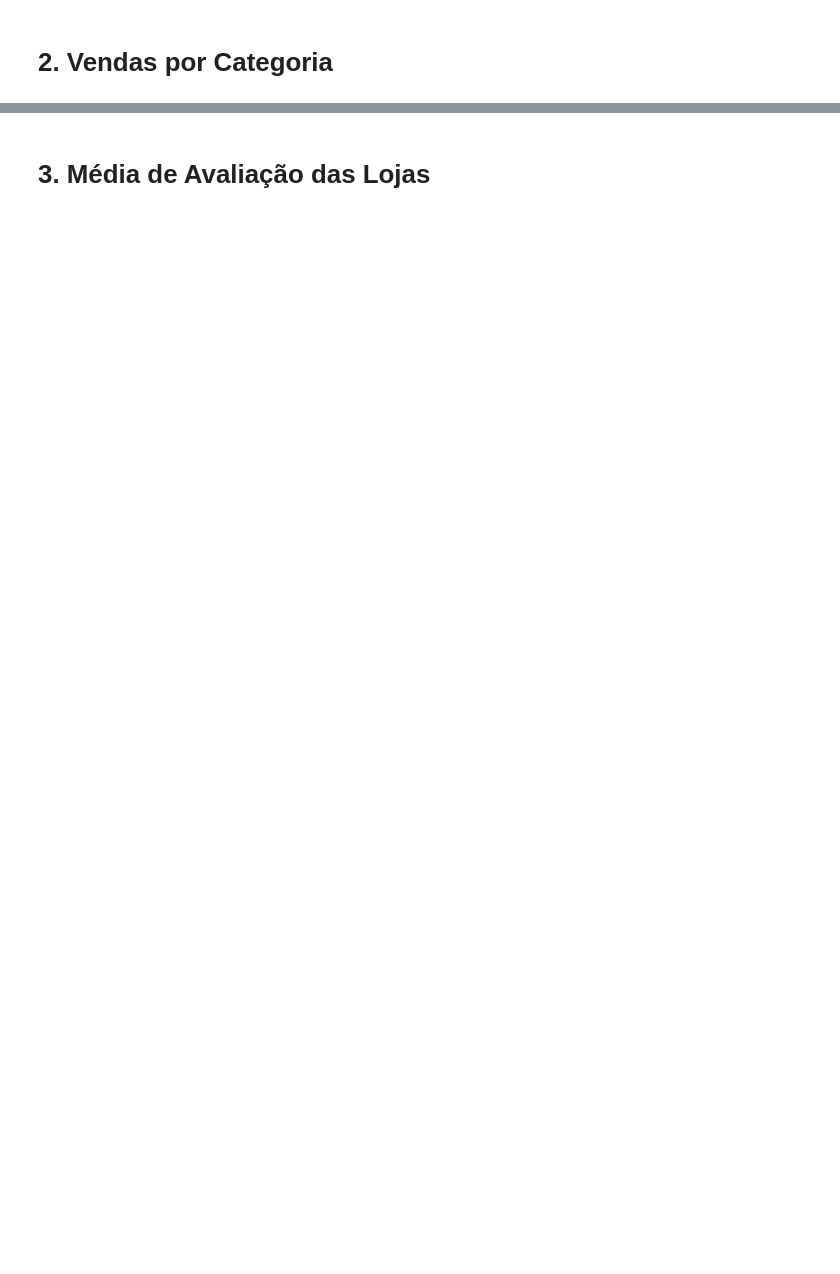
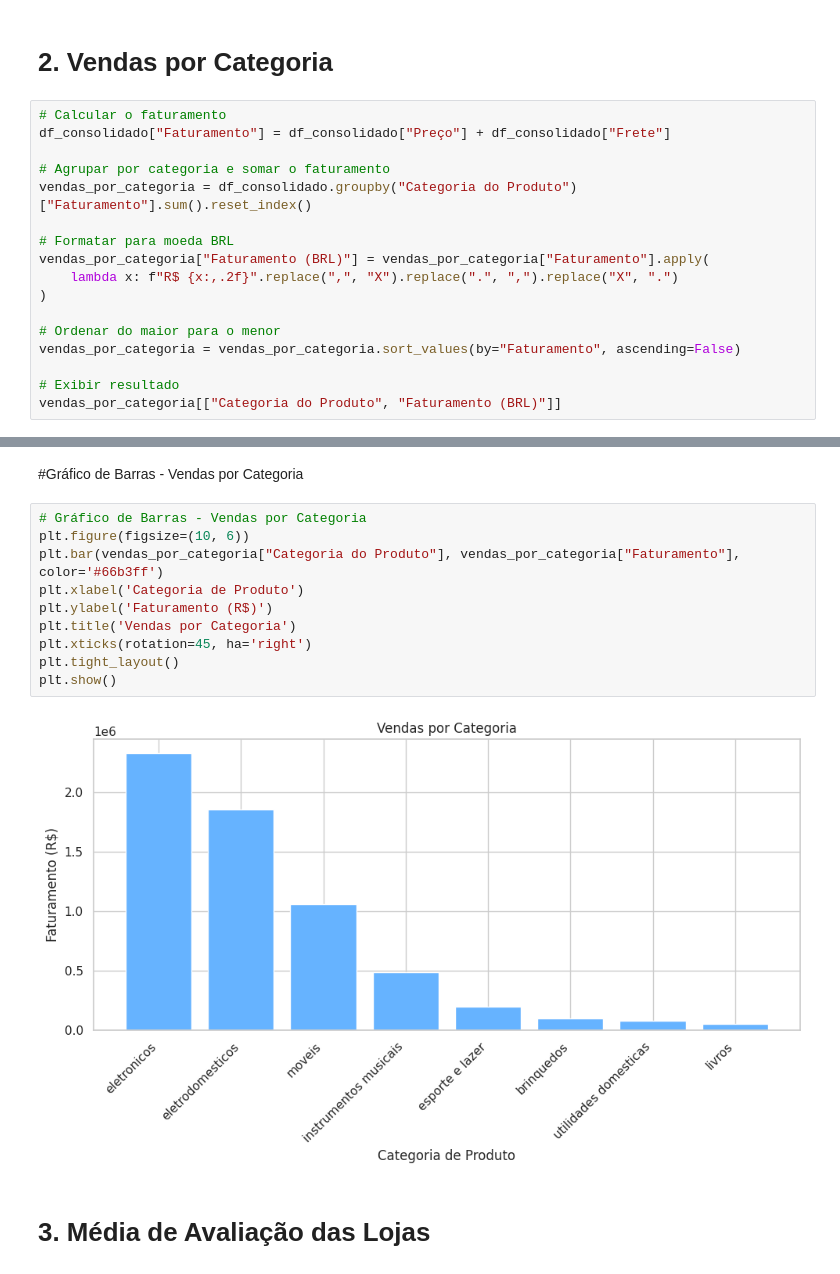
Before and after one commit to devphillipe/resolucao-challenge-alura-store, a Jupyter notebook: Resolução_Challenge_Alura_Store.ipynb, the cells around one changed output, grey strips where cells are left out. Cells and saved outputs as stored; diff of their text form; blank space fills up the shorter version.

```diff
--- a/Resolução_Challenge_Alura_Store.ipynb
+++ b/Resolução_Challenge_Alura_Store.ipynb
@@ -28,2 +88,19 @@ loja.head()
 # %% [markdown]
 # 2. Vendas por Categoria
+# %%
+# Calcular o faturamento
+df_consolidado["Faturamento"] = df_consolidado["Preço"] + df_consolidado["Frete"]
+
+# Agrupar por categoria e somar o faturamento
+vendas_por_categoria = df_consolidado.groupby("Categoria do Produto")["Faturamento"].sum().reset_index()
+
+# Formatar para moeda BRL
+vendas_por_categoria["Faturamento (BRL)"] = vendas_por_categoria["Faturamento"].apply(
+    lambda x: f"R$ {x:,.2f}".replace(",", "X").replace(".", ",").replace("X", ".")
+)
+
+# Ordenar do maior para o menor
+vendas_por_categoria = vendas_por_categoria.sort_values(by="Faturamento", ascending=False)
+
+# Exibir resultado
+vendas_por_categoria[["Categoria do Produto", "Faturamento (BRL)"]]
@@ -30,2 +117,16 @@ loja.head()
+# %% [markdown]
+#Gráfico de Barras - Vendas por Categoria
+# %%
+# Gráfico de Barras - Vendas por Categoria
+plt.figure(figsize=(10, 6))
+plt.bar(vendas_por_categoria["Categoria do Produto"], vendas_por_categoria["Faturamento"], color='#66b3ff')
+plt.xlabel('Categoria de Produto')
+plt.ylabel('Faturamento (R$)')
+plt.title('Vendas por Categoria')
+plt.xticks(rotation=45, ha='right')
+plt.tight_layout()
+plt.show()
+# %% [output]
+[figure, added]
 # %% [markdown]
 # 3. Média de Avaliação das Lojas
```
Also changed, not shown: parts of 14 cells of this notebook.
